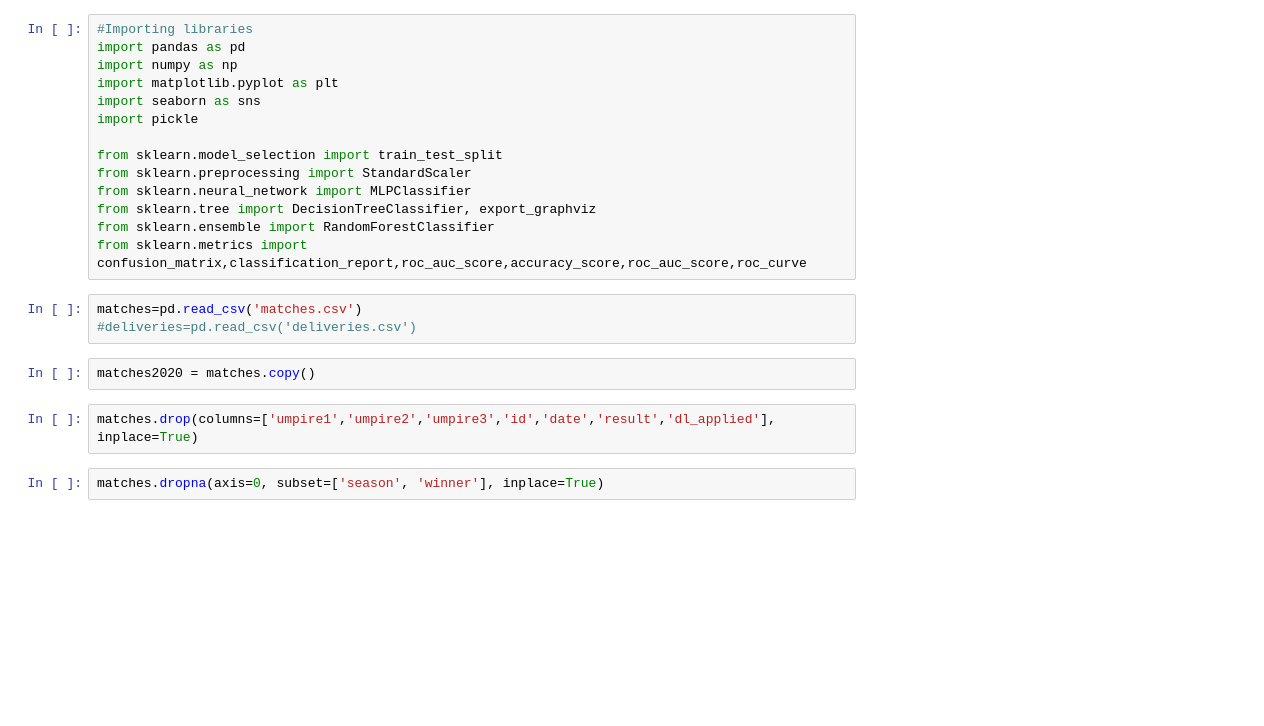
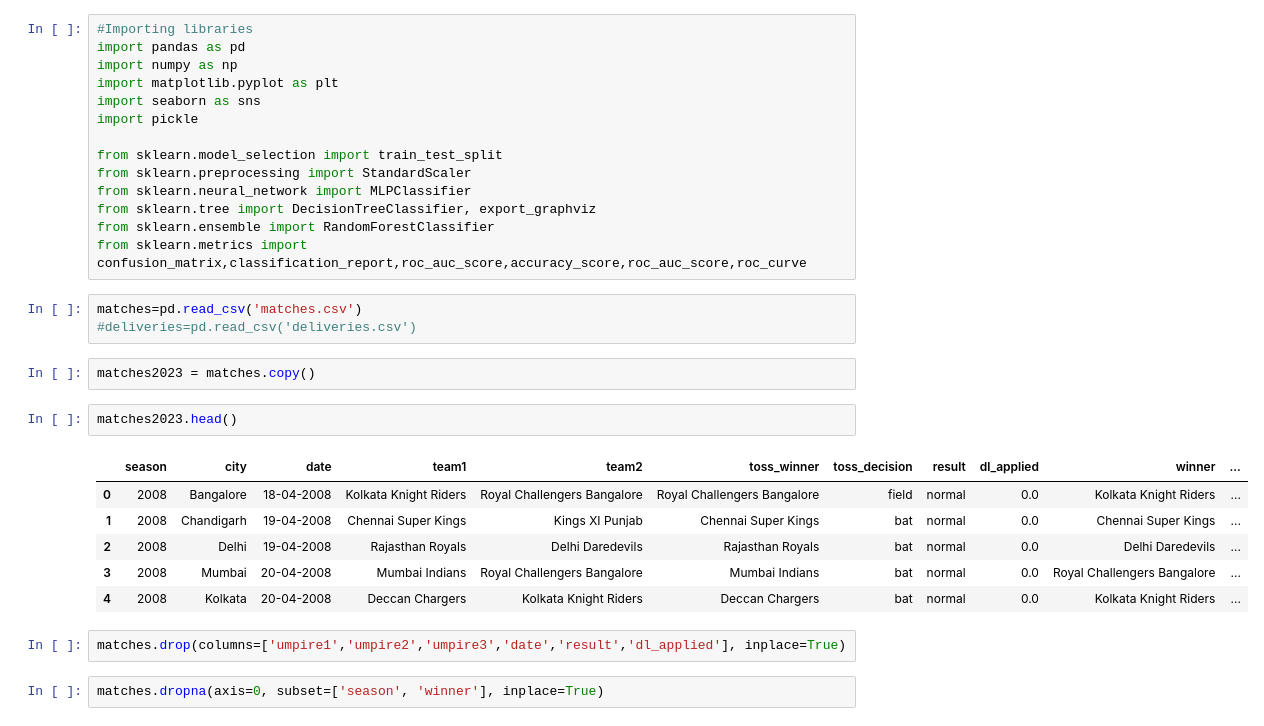
Before and after one commit to abhinava-saha/ipl-app, a Jupyter notebook: notebook/IPL - Prediction Model_ver_Pickle.ipynb, the cells around one changed output. Saved outputs shown, nothing was run; the diff lists cells and outputs as text; blank space fills up the shorter version.

```diff
--- a/notebook/IPL - Prediction Model_ver_Pickle.ipynb
+++ b/notebook/IPL - Prediction Model_ver_Pickle.ipynb
@@ -19,9 +19,18 @@ from sklearn.metrics import confusion_matrix,classification_report,roc_auc_score
 matches=pd.read_csv('matches.csv')
 #deliveries=pd.read_csv('deliveries.csv')
 # %%
-matches2020 = matches.copy()
+matches2023 = matches.copy()
+# %%
+matches2023.head()
+# %% [output]
+|  | season | city | date | team1 | team2 | toss_winner | toss_decision | result | dl_applied | winner | ... |
+| 0 | 2008 | Bangalore | 18-04-2008 | Kolkata Knight Riders | Royal Challengers Bangalore | Royal Challengers Bangalore | field | normal | 0.0 | Kolkata Knight Riders | ... |
+| 1 | 2008 | Chandigarh | 19-04-2008 | Chennai Super Kings | Kings XI Punjab | Chennai Super Kings | bat | normal | 0.0 | Chennai Super Kings | ... |
+| 2 | 2008 | Delhi | 19-04-2008 | Rajasthan Royals | Delhi Daredevils | Rajasthan Royals | bat | normal | 0.0 | Delhi Daredevils | ... |
+| 3 | 2008 | Mumbai | 20-04-2008 | Mumbai Indians | Royal Challengers Bangalore | Mumbai Indians | bat | normal | 0.0 | Royal Challengers Bangalore | ... |
+| 4 | 2008 | Kolkata | 20-04-2008 | Deccan Chargers | Kolkata Knight Riders | Deccan Chargers | bat | normal | 0.0 | Kolkata Knight Riders | ... |
 # %%
-matches.drop(columns=['umpire1','umpire2','umpire3','id','date','result','dl_applied'], inplace=True)
+matches.drop(columns=['umpire1','umpire2','umpire3','date','result','dl_applied'], inplace=True)
 # %%
 matches.dropna(axis=0, subset=['season', 'winner'], inplace=True)
 # %%
```
Also changed, not shown: parts of 3 cells of this notebook, 16 other files.
